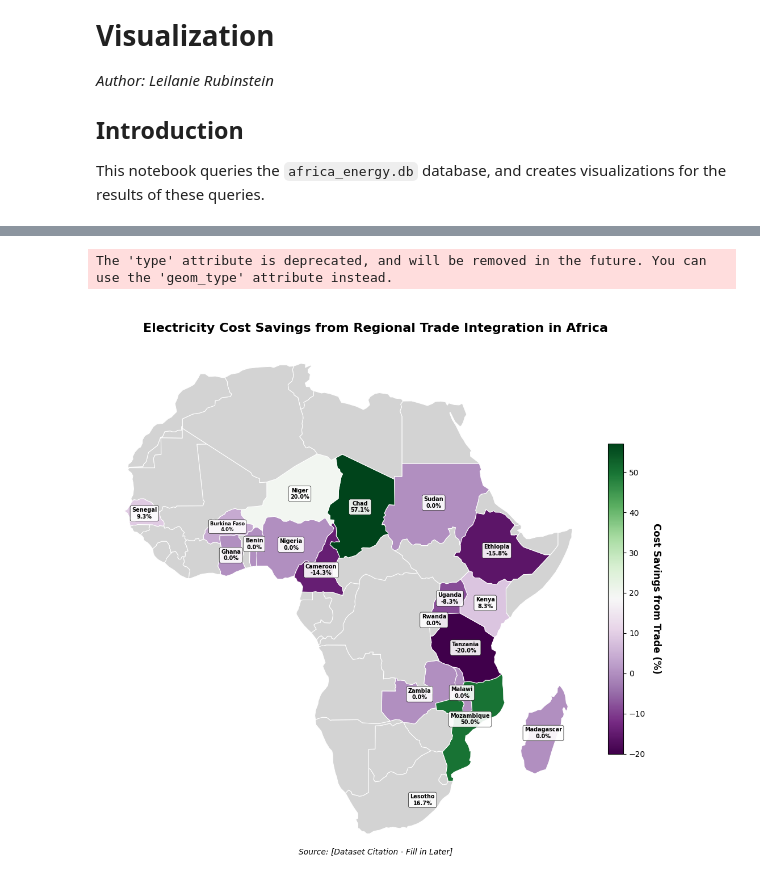
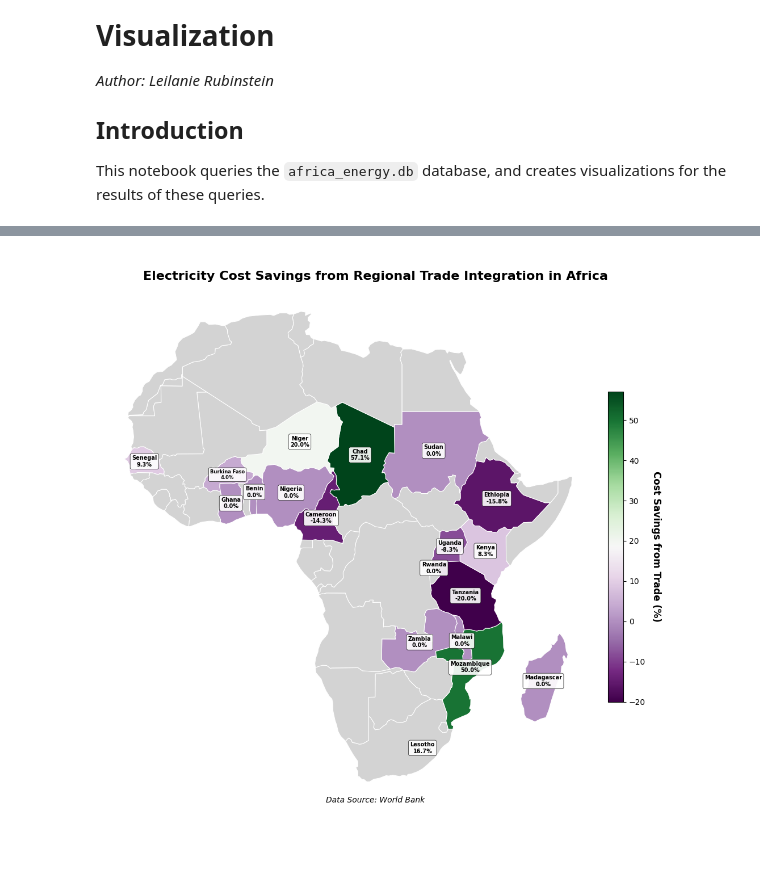
Before and after one commit to leirubinstein/africa-trade-energy-database, a Jupyter notebook: data_visualization.ipynb, the cells around one changed output, grey strips where cells are left out. Cells and saved outputs as stored; diff of their text form; code cells hidden in the pictures; blank space fills up the shorter version.

Commit message:
update figure captions

```diff
--- a/data_visualization.ipynb
+++ b/data_visualization.ipynb
@@ -242,7 +242,7 @@ fig.suptitle(
 fig.text(
     0.5,
     0.02,
-    "Source: [Dataset Citation - Fill in Later]",
+    "Data Source: World Bank",
     ha="center",
     fontsize=10,
     style="italic",
@@ -250,35 +250,34 @@ fig.text(
 
 ax.set_axis_off()
 
 data_values = africa_data["percent_cost_savings_from_trade"].dropna()
 vmin, vmax = data_values.min(), data_values.max()
 
 cmap = cm.get_cmap("PRGn")
 norm = mcolors.Normalize(vmin=vmin, vmax=vmax)
 
 cbar = fig.colorbar(
     cm.ScalarMappable(norm=norm, cmap=cmap),
     ax=ax,
     orientation="vertical",
     shrink=0.6,
     pad=0.02,
 )
 
 cbar.set_label(
     "Cost Savings from Trade (%)",
     fontsize=12,
     fontweight="bold",
     rotation=270,
     labelpad=20,
 )
 cbar.ax.tick_params(labelsize=10)
 
 plt.tight_layout()
 plt.savefig("africa_trade_map.png", dpi=300, bbox_inches="tight")
 plt.show()
 # %% [output]
-The 'type' attribute is deprecated, and will be removed in the future. You can use the 'geom_type' attribute instead.
-[figure, old version]
+[figure, new version]
 # %%
 # Load world map data
 world = gpd.read_file(gpd.datasets.get_path("naturalearth_lowres"))
```
Also changed, not shown: parts of 4 cells of this notebook, 4 other files.
